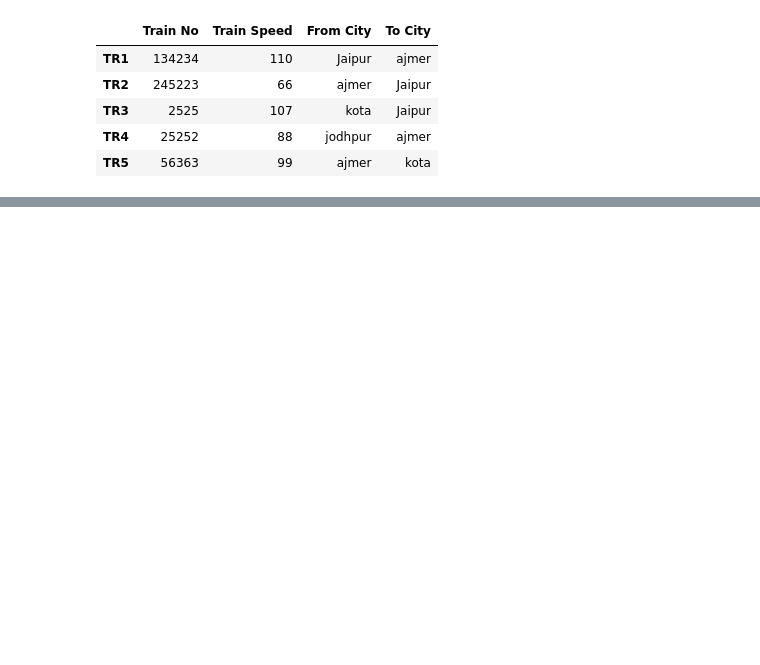
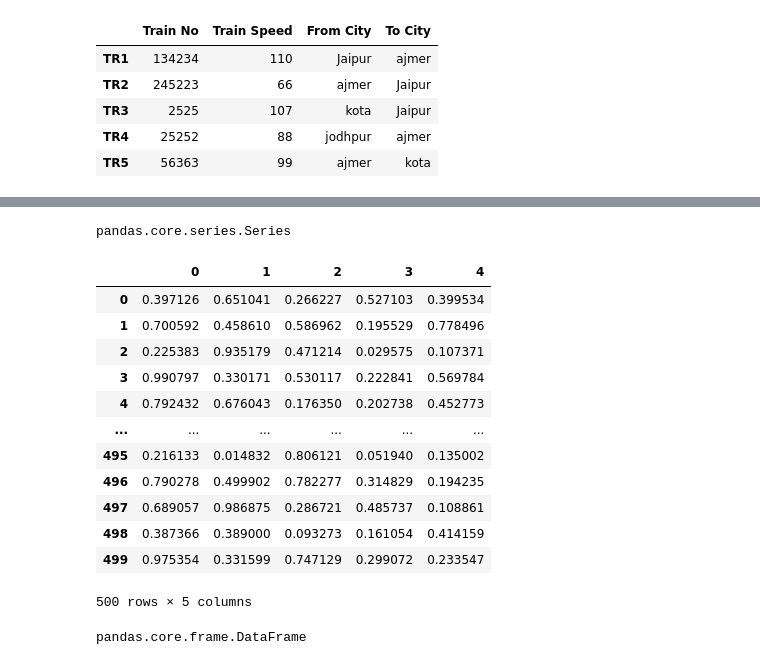
Before and after one commit to SWEKanaramYadav/Data-Science, a Jupyter notebook: Pandas/Pandas Introduction.ipynb, the cells around one changed output, grey strips where cells are left out. Cells and saved outputs as stored; diff of their text form; code cells hidden in the pictures; blank space fills up the shorter version.

```diff
--- a/Pandas/Pandas Introduction.ipynb
+++ b/Pandas/Pandas Introduction.ipynb
@@ -89,0 +122,4 @@ Train
+# %%
+type(ser)     #series a data structure in pandas
+# %% [output]
+pandas.core.series.Series
@@ -89,0 +128,20 @@ Train
+# %%
+newdf
+# %% [output]
+|  | 0 | 1 | 2 | 3 | 4 |
+| 0 | 0.397126 | 0.651041 | 0.266227 | 0.527103 | 0.399534 |
+| 1 | 0.700592 | 0.458610 | 0.586962 | 0.195529 | 0.778496 |
+| 2 | 0.225383 | 0.935179 | 0.471214 | 0.029575 | 0.107371 |
+| 3 | 0.990797 | 0.330171 | 0.530117 | 0.222841 | 0.569784 |
+| 4 | 0.792432 | 0.676043 | 0.176350 | 0.202738 | 0.452773 |
+| ... | ... | ... | ... | ... | ... |
+| 495 | 0.216133 | 0.014832 | 0.806121 | 0.051940 | 0.135002 |
+| 496 | 0.790278 | 0.499902 | 0.782277 | 0.314829 | 0.194235 |
+| 497 | 0.689057 | 0.986875 | 0.286721 | 0.485737 | 0.108861 |
+| 498 | 0.387366 | 0.389000 | 0.093273 | 0.161054 | 0.414159 |
+| 499 | 0.975354 | 0.331599 | 0.747129 | 0.299072 | 0.233547 |
+500 rows × 5 columns
+# %%
+type(newdf)
+# %% [output]
+pandas.core.frame.DataFrame
```
Also changed, not shown: parts of 25 cells of this notebook, 9 other files.
